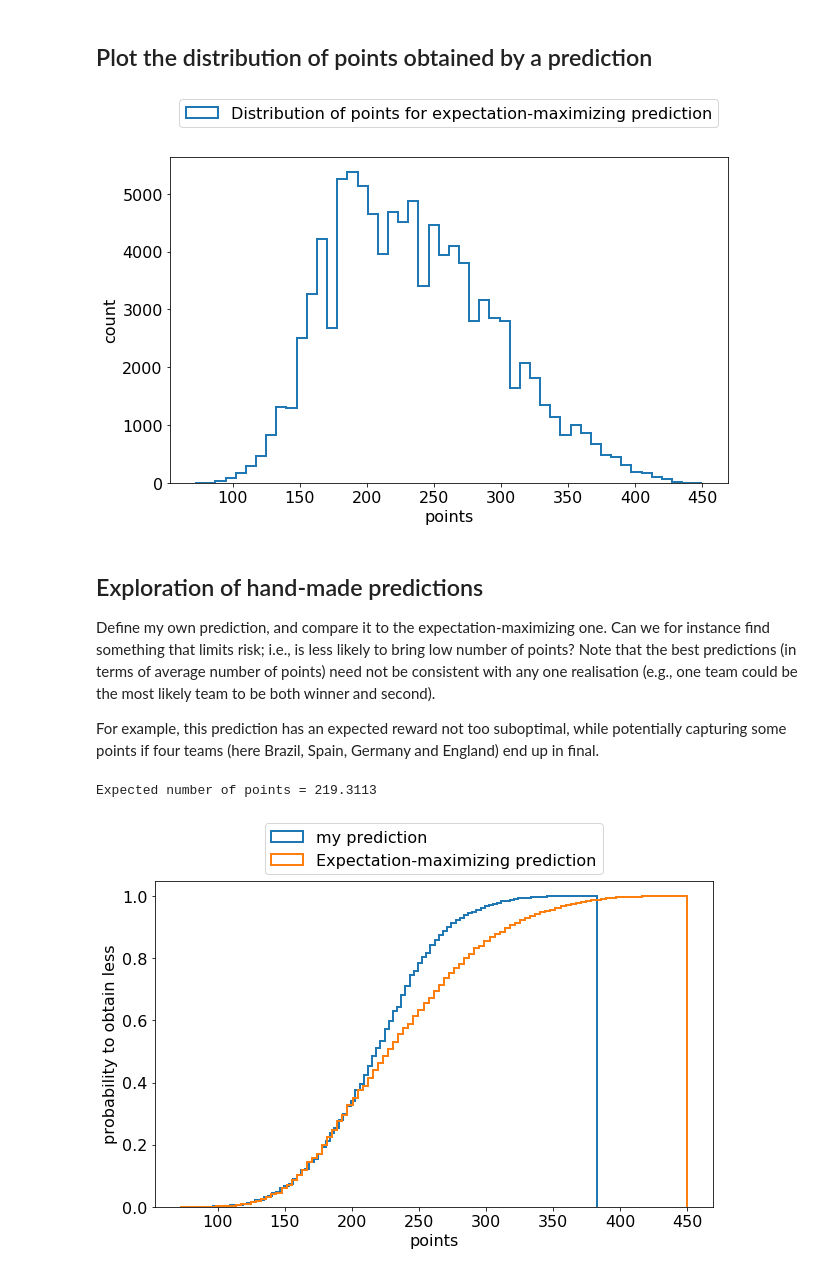
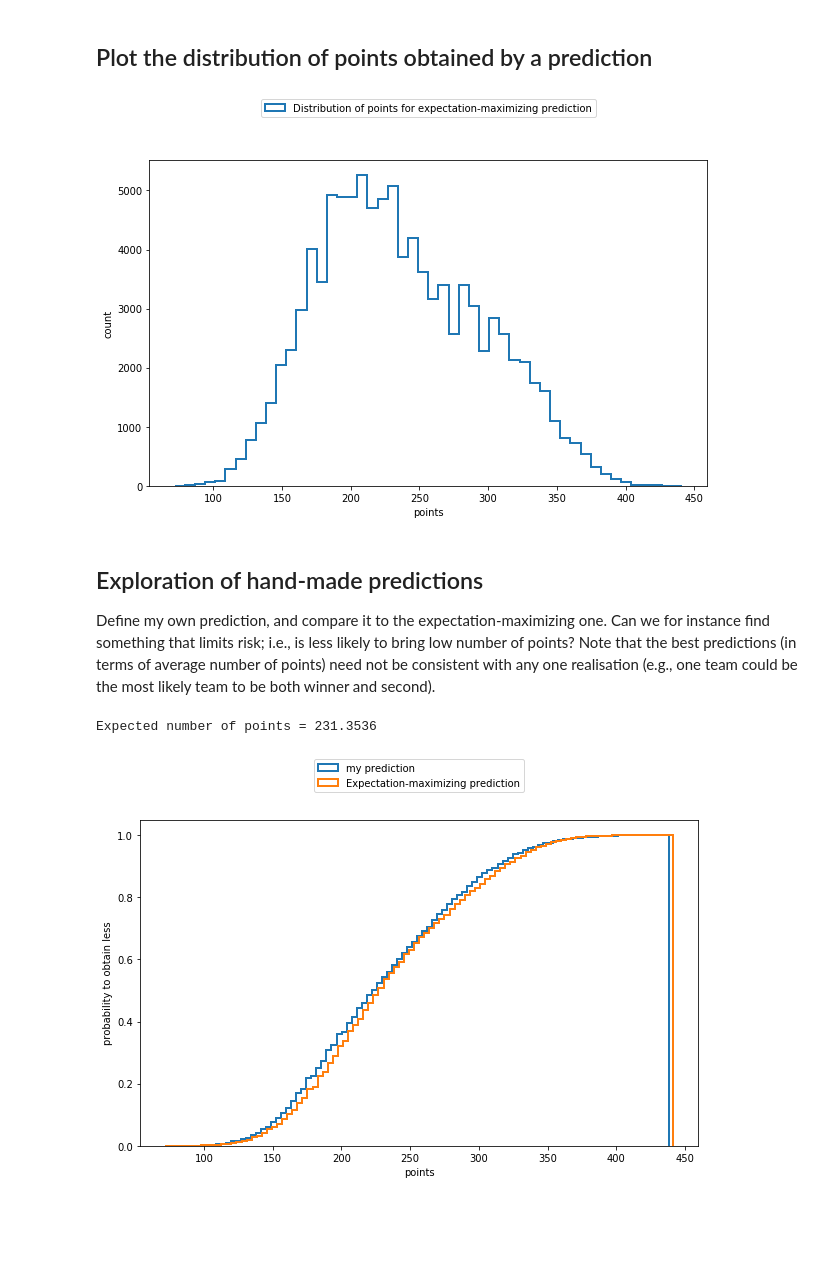
Before and after one commit to hrzn/soccer-predictions, a Jupyter notebook: wc2018-phases-predictions.ipynb, the cells around one changed output. Drawn from its saved outputs; the diff is of its cells as text; code cells hidden in the pictures; blank space fills up the shorter version.

Commit message:
Updated match results

```diff
--- a/wc2018-phases-predictions.ipynb
+++ b/wc2018-phases-predictions.ipynb
@@ -124,20 +124,32 @@ final = {'1A': ('2A', '2B')}
 """ The known winners of past matches (to fill in as the matches are observed)
     Map match opponents to winner team (or "draw")
 """
-observed_results = {
+observed_results_groups = {
     ('Russia', 'Saudi Arabia'): 'Russia',
-    ('Uruguay', 'Egypt'): 'Uruguay'
+    ('Uruguay', 'Egypt'): 'Uruguay',
+    ('Morocco', 'Iran'): 'Iran',
+    ('Portugal', 'Spain'): 'draw',
+    ('France', 'Australia'): 'France',
+    ('Argentina', 'Island'): 'draw',
+    ('Peru', 'Denmark'): 'Denmark',
+    ('Croatia', 'Nigeria'): 'Croatia',
+    ('Costa Rica', 'Serbia'): 'Serbia'
 }
 
-def get_observed_result(team1, team2):
-    """ Conveniently query the above map
+observed_results_finals = {
+
+}
+
+def get_observed_result(team1, team2, d):
+    """ Conveniently query the above maps
+        d is the map to query (groups or finals)
         Return None if match has not been observed
     """
     observed_result = None
-    if (team1, team2) in observed_results:
-        observed_result = observed_results[(team1, team2)]
-    elif (team2, team1) in observed_results:
-        observed_result = observed_results[(team2, team1)]
+    if (team1, team2) in d:
+        observed_result = d[(team1, team2)]
+    elif (team2, team1) in d:
+        observed_result = d[(team2, team1)]
     return observed_result
 # %% [markdown]
 ## Some functions to randomly draw match winners
@@ -148,7 +160,7 @@ def play_pool_match(team1, team2):
     """
 
     # first, check if match has already been played, in which case return observed result
-    obs_winner = get_observed_result(team1, team2)
+    obs_winner = get_observed_result(team1, team2, observed_results_groups)
     if obs_winner is not None:
         if obs_winner == 'draw':
             return {team1: 1 + 0.01 * kickscores[team1], team2: 1 + 0.01 * kickscores[team2]}
@@ -191,9 +203,8 @@ def logistic_fun(x):
 def play_match(team1, team2):
     """ Returns the winner (no draw)
     """
-
     # First, check whether the match has already been observed
-    observed_winner = get_observed_result(team1, team2)
+    observed_winner = get_observed_result(team1, team2, observed_results_finals)
     if observed_winner is not None:
         return observed_winner
 
@@ -488,12 +499,10 @@ plt.figure(figsize=(10, 6))
 plot_prediction_points(maxe_preds, 'Distribution of points for expectation-maximizing prediction')
 plt.show()
 # %% [output]
-[figure, old version]
+[figure, new version]
 # %% [markdown]
 ## Exploration of hand-made predictions
 Define my own prediction, and compare it to the expectation-maximizing one. Can we for instance find something that limits risk; i.e., is less likely to bring low number of points? Note that the best predictions (in terms of average number of points) need not be consistent with any one realisation (e.g., one team could be the most likely team to be both winner and second).
-
-For example, this prediction has an expected reward not too suboptimal, while potentially capturing some points if four teams (here Brazil, Spain, Germany and England) end up in final.
 # %%
 my_pred = {
     '8th': { 'Argentina',
@@ -501,37 +510,37 @@ my_pred = {
            'Brazil',
            'Colombia',
            'Croatia',
            'England',
            'France',
            'Germany',
            'Mexico',
            'Poland',
            'Portugal',
            'Russia',
            'Spain',
            'Sweden',
            'Switzerland',
            'Uruguay' },
     '4th': { 'Argentina',
            'Belgium',
            'Brazil',
            'England',
            'France',
            'Germany',
            'Portugal',
            'Spain'},
-    'semi': {'Argentina', 'Brazil', 'Spain', 'England'},
-    'final': {'Brazil', 'England'},
-    'winner': {'Germany'},
-    'second': {'Spain'},
-    'third': {'England'}
+    'semi': {'Germany', 'Brazil', 'Spain', 'England'},
+    'final': {'Brazil', 'Spain'},
+    'winner': {'Brazil'},
+    'second': {'Brazil'},
+    'third': {'Germany'}
 }
 
 print('Expected number of points =', np.mean(points_for_preds(my_pred)))
 plt.figure(figsize=(10, 6))
 plot_prediction_points(my_pred, 'my prediction', cumulative=True)
 plot_prediction_points(maxe_preds, 'Expectation-maximizing prediction', cumulative=True)
 plt.show()
 # %% [output]
-Expected number of points = 219.3113
+Expected number of points = 231.3536
-[figure, old version]
+[figure, new version]
```
Also changed, not shown: parts of 3 cells of this notebook.
